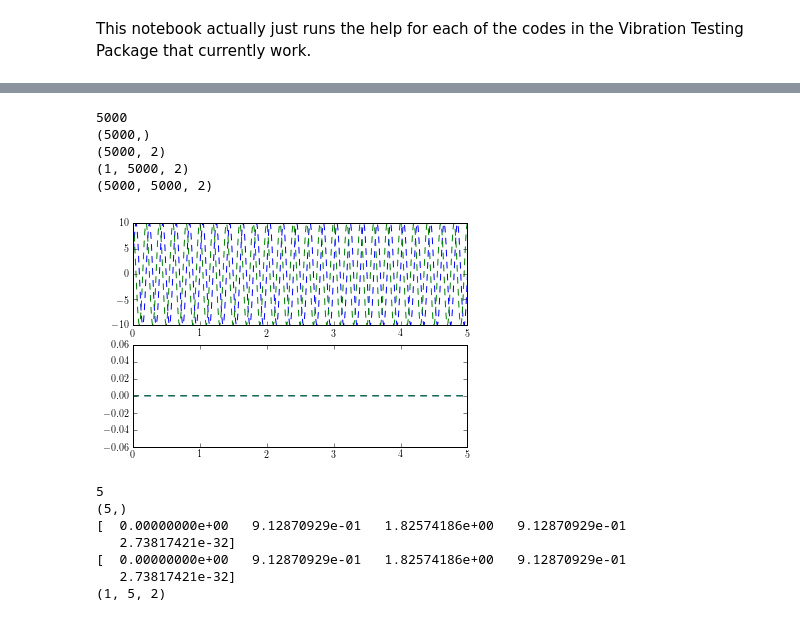
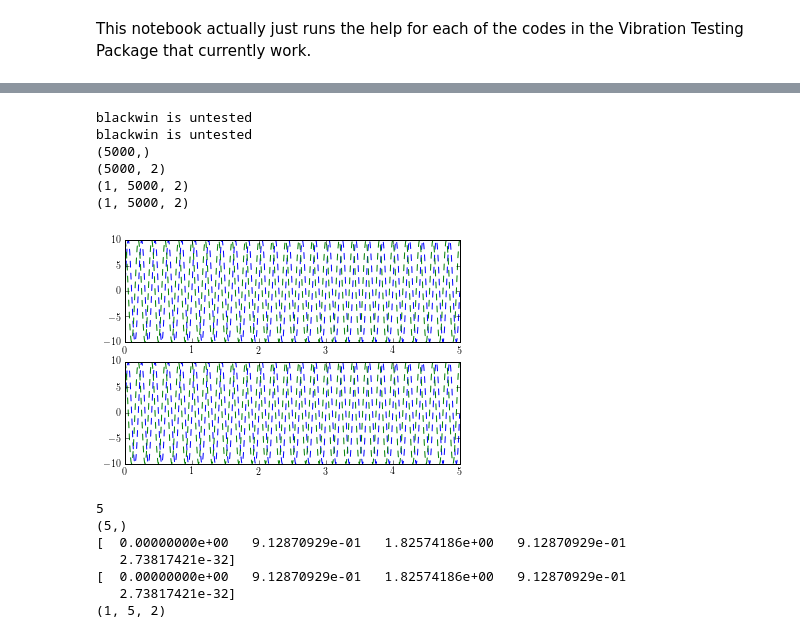
Before and after one commit to Vibration-Testing/vibrationtesting, a Jupyter notebook: Demo.ipynb, the cells around one changed output, grey strips where cells are left out. Saved outputs shown, nothing was run; the diff lists cells and outputs as text; code cells hidden in the pictures.

```diff
--- a/Demo.ipynb
+++ b/Demo.ipynb
@@ -20,21 +39,22 @@ xcos = A*sp.cos(2*sp.pi*freq*time)
 # %%
 x=sp.dstack((xsin,xcos)) # assembling individual records. vstack
-xw=vt.hanning(x)*x
+xw=vt.blackwin(x)*x
 plt.subplot(2, 1, 1)
 print(time[0,:].shape)
 print(x[0,:,:].shape)
 plt.plot(time[0,:],x[0,:,:])
 plt.subplot(2, 1, 2)
 plt.plot(time[0,:],xw[0,:,:])
 print(x.shape)
 print(xw.shape)
 # %% [output]
-5000
+blackwin is untested
+blackwin is untested
 (5000,)
 (5000, 2)
 (1, 5000, 2)
-(5000, 5000, 2)
+(1, 5000, 2)
-[figure, old version]
+[figure, new version]
 # %%
 f = vt.hanning(5)
 print(f.shape)
```
Also changed, not shown: parts of 4 cells of this notebook, 6 other files.
